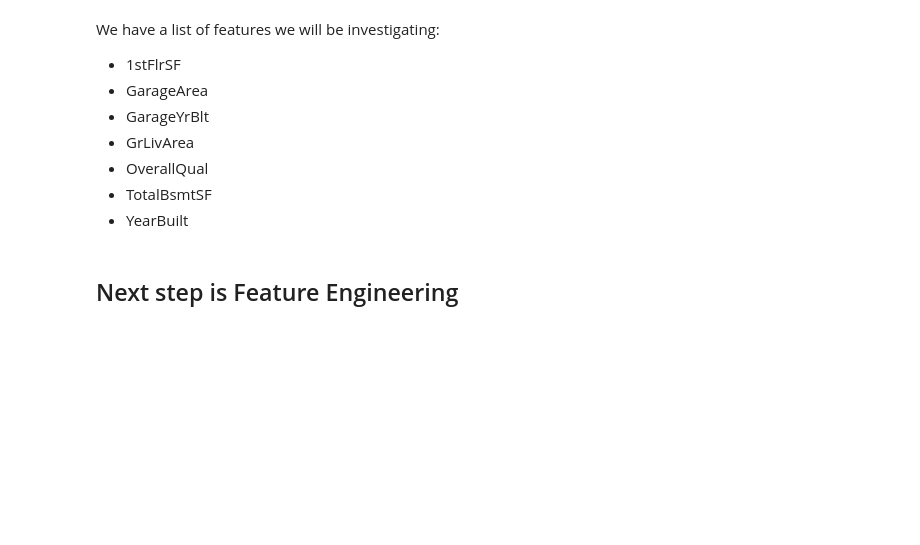
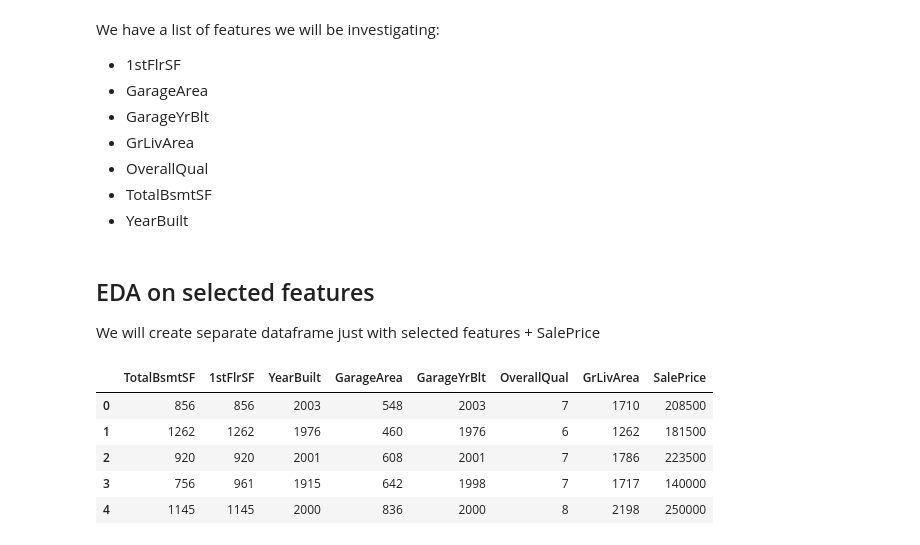
Before and after one commit to Tomosius/heritage_houses_p5, a Jupyter notebook: jupyter_notebooks/03_Data_Cleaning.ipynb, the cells around one changed output. Drawn from its saved outputs; the diff is of its cells as text; code cells hidden in the pictures; blank space fills up the shorter version.

```diff
--- a/jupyter_notebooks/03_Data_Cleaning.ipynb
+++ b/jupyter_notebooks/03_Data_Cleaning.ipynb
@@ -197,4 +197,16 @@ We have a list of features we will be investigating:
 * TotalBsmtSF
 * YearBuilt
 # %% [markdown]
-## Next step is Feature Engineering
+## EDA on selected features
+
+We will create separate dataframe just with selected features + SalePrice
+# %%
+df_eda = df.filter(features_to_study + ['SalePrice'])
+df_eda.head()
+# %% [output]
+|  | TotalBsmtSF | 1stFlrSF | YearBuilt | GarageArea | GarageYrBlt | OverallQual | GrLivArea | SalePrice |
+| 0 | 856 | 856 | 2003 | 548 | 2003 | 7 | 1710 | 208500 |
+| 1 | 1262 | 1262 | 1976 | 460 | 1976 | 6 | 1262 | 181500 |
+| 2 | 920 | 920 | 2001 | 608 | 2001 | 7 | 1786 | 223500 |
+| 3 | 756 | 961 | 1915 | 642 | 1998 | 7 | 1717 | 140000 |
+| 4 | 1145 | 1145 | 2000 | 836 | 2000 | 8 | 2198 | 250000 |
```
Also changed, not shown: parts of 5 cells of this notebook.
